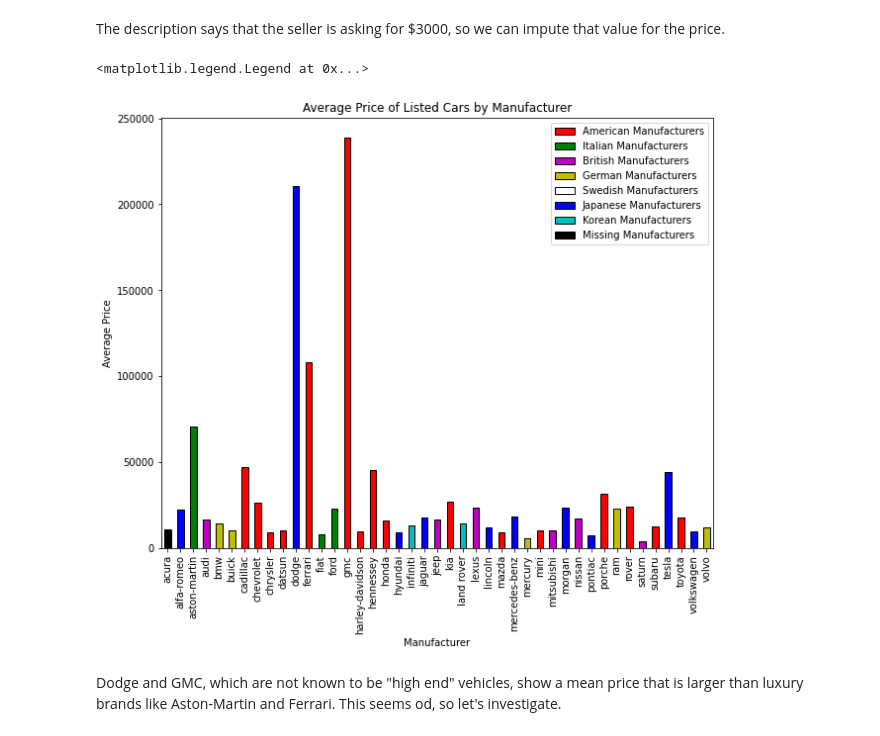
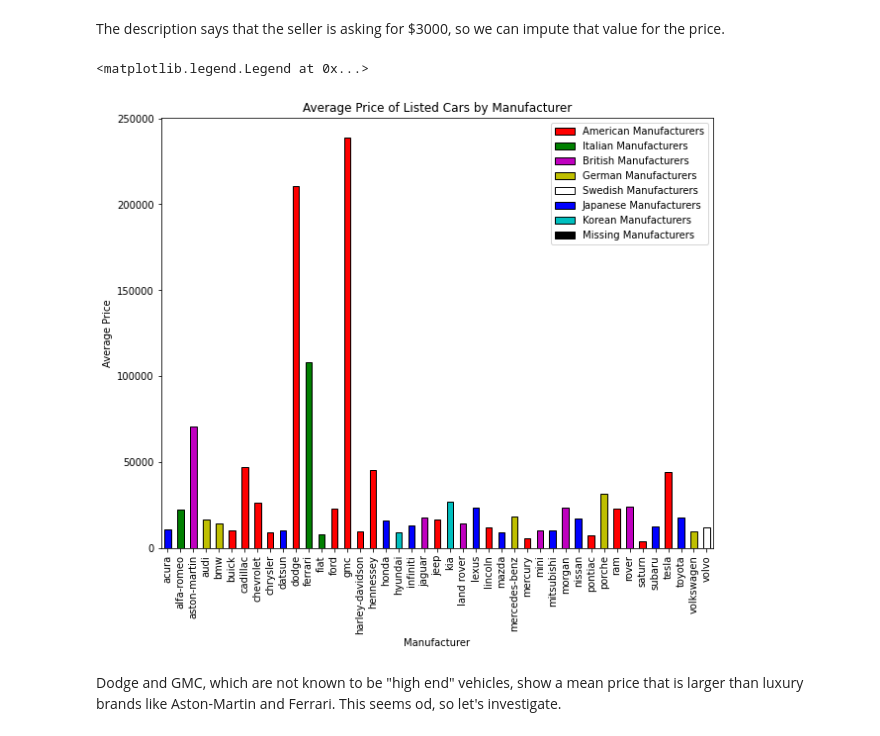
Before and after one commit to matthiasronnau/BANA-212-Final-Project, a Jupyter notebook: BANA-212 Final Project.ipynb, the cells around one changed output. Cells and saved outputs as stored; diff of their text form; code cells hidden in the pictures.

Commit message:
Fix errors with final graphs

```diff
--- a/BANA-212 Final Project.ipynb
+++ b/BANA-212 Final Project.ipynb
@@ -165,23 +165,26 @@ The description says that the seller is asking for $3000, so we can impute that
 #Impute 3000 for the price, overwriting the eroneous value that was present.
 cars.iloc[300026, 0] = 3000
 # %%
+colors = ["b", "g", "m", "y", "y", "r", "r", "r", "r", "b", "r", "g", "g", "r", "r", "r", "r", "b", "c", "b", "m",
+         "r", "c", "m", "b", "r", "b", "y", "r", "m", "b", "m", "b", "r", "y", "r", "m", "r", "b", "r", "b", "y", "w"]
+
 plt.figure(figsize = (10, 8))
 cars.groupby("manufacturer").price.mean().plot.bar(color = colors, edgecolor = "k")
 plt.ylabel("Average Price")
 plt.xlabel("Manufacturer")
 american = mpatches.Patch(facecolor = "r", edgecolor = "k", label = "American Manufacturers")
 italian = mpatches.Patch(facecolor = "g", edgecolor = "k", label = "Italian Manufacturers")
 british = mpatches.Patch(facecolor = "m", edgecolor = "k", label = "British Manufacturers")
 german = mpatches.Patch(facecolor = "y", edgecolor = "k", label = "German Manufacturers")
 swedish = mpatches.Patch(facecolor = "w", edgecolor = "k", label = "Swedish Manufacturers")
 japanese = mpatches.Patch(facecolor = "b", edgecolor = "k", label = "Japanese Manufacturers")
 korean = mpatches.Patch(facecolor = "c", edgecolor = "k", label = "Korean Manufacturers")
 missing = mpatches.Patch(facecolor = "k", edgecolor = "k", label = "Missing Manufacturers")
 plt.title("Average Price of Listed Cars by Manufacturer")
 plt.legend(handles = [american, italian, british, german, swedish, japanese, korean, missing])
 # %% [output]
 <matplotlib.legend.Legend at 0x...>
-[figure, old version]
+[figure, new version]
 # %% [markdown]
 Dodge and GMC, which are not known to be "high end" vehicles, show a mean price that is larger than luxury brands like Aston-Martin and Ferrari. This seems od, so let's investigate.
 # %%
```
Also changed, not shown: parts of 32 cells of this notebook.
